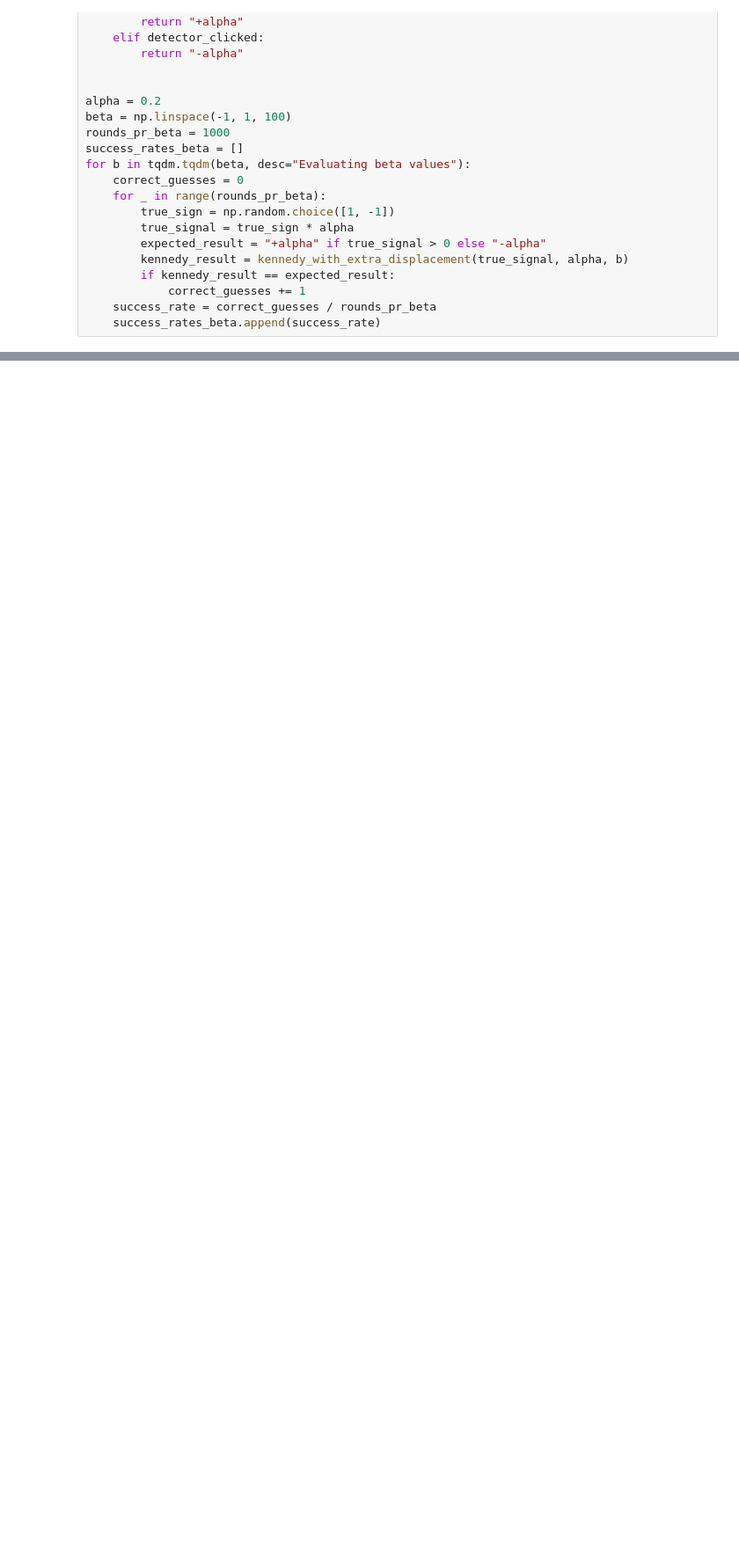
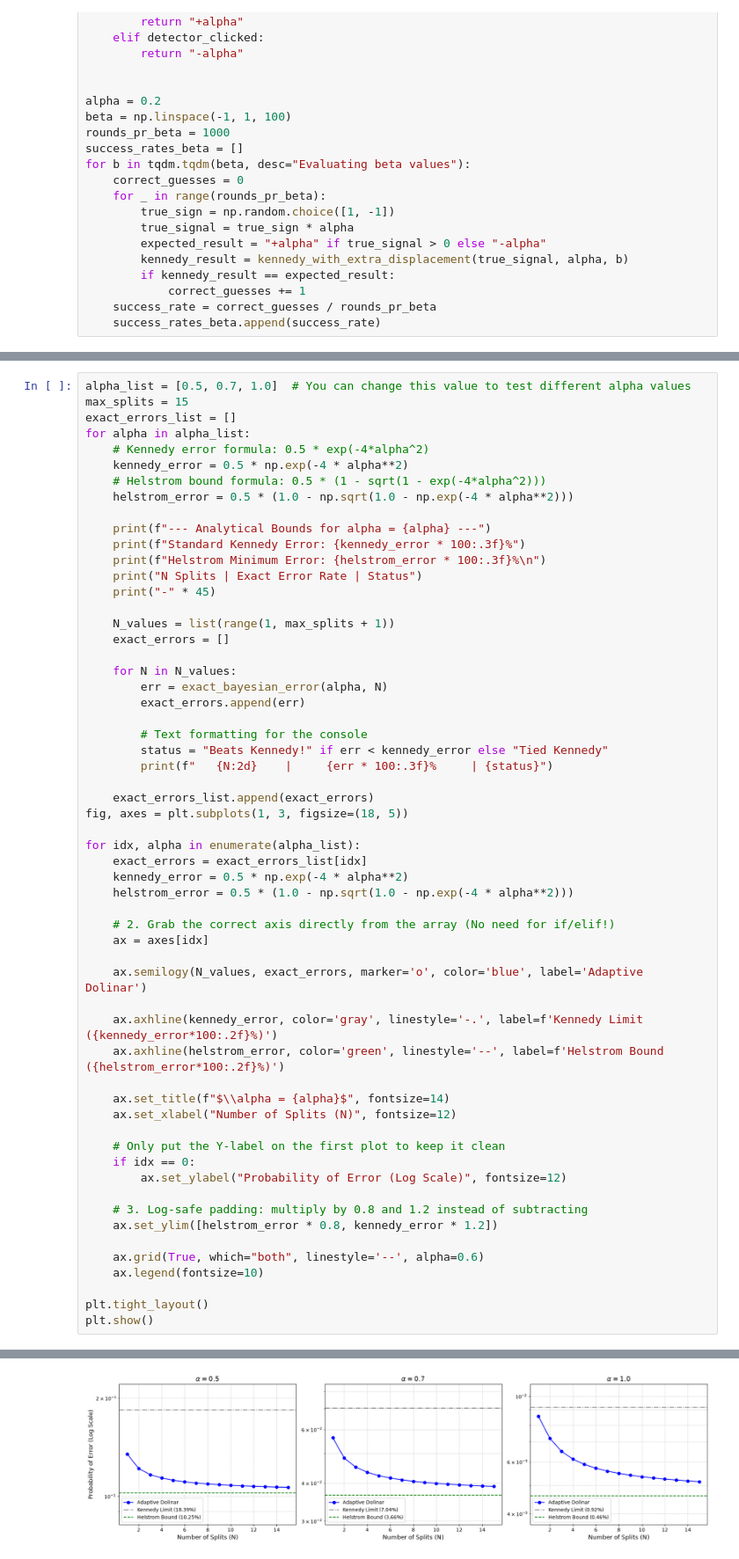
Before and after one commit to eskildpra/Dolinar-Receiver, a Jupyter notebook: test.ipynb, the cells around one changed output, grey strips where cells are left out. Shown at 88% size. Saved outputs shown, nothing was run; the diff lists cells and outputs as text; blank space fills up the shorter version.

```diff
--- a/test.ipynb
+++ b/test.ipynb
@@ -357,0 +633,59 @@ print(root0, root1)
+# %%
+alpha_list = [0.5, 0.7, 1.0]  # You can change this value to test different alpha values
+max_splits = 15
+exact_errors_list = []
+for alpha in alpha_list:
+    # Kennedy error formula: 0.5 * exp(-4*alpha^2)
+    kennedy_error = 0.5 * np.exp(-4 * alpha**2)
+    # Helstrom bound formula: 0.5 * (1 - sqrt(1 - exp(-4*alpha^2)))
+    helstrom_error = 0.5 * (1.0 - np.sqrt(1.0 - np.exp(-4 * alpha**2)))
+
+    print(f"--- Analytical Bounds for alpha = {alpha} ---")
+    print(f"Standard Kennedy Error: {kennedy_error * 100:.3f}%")
+    print(f"Helstrom Minimum Error: {helstrom_error * 100:.3f}%\n")
+    print("N Splits | Exact Error Rate | Status")
+    print("-" * 45)
+
+    N_values = list(range(1, max_splits + 1))
+    exact_errors = []
+
+    for N in N_values:
+        err = exact_bayesian_error(alpha, N)
+        exact_errors.append(err)
+
+        # Text formatting for the console
+        status = "Beats Kennedy!" if err < kennedy_error else "Tied Kennedy"
+        print(f"   {N:2d}    |     {err * 100:.3f}%     | {status}")
+
+    exact_errors_list.append(exact_errors)
+fig, axes = plt.subplots(1, 3, figsize=(18, 5))
+
+for idx, alpha in enumerate(alpha_list):
+    exact_errors = exact_errors_list[idx]
+    kennedy_error = 0.5 * np.exp(-4 * alpha**2)
+    helstrom_error = 0.5 * (1.0 - np.sqrt(1.0 - np.exp(-4 * alpha**2)))
+
+    # 2. Grab the correct axis directly from the array (No need for if/elif!)
+    ax = axes[idx]
+
+    ax.semilogy(N_values, exact_errors, marker='o', color='blue', label='Adaptive Dolinar')
+
+    ax.axhline(kennedy_error, color='gray', linestyle='-.', label=f'Kennedy Limit ({kennedy_error*100:.2f}%)')
+    ax.axhline(helstrom_error, color='green', linestyle='--', label=f'Helstrom Bound ({helstrom_error*100:.2f}%)')
+
+    ax.set_title(f"$\\alpha = {alpha}$", fontsize=14)
+    ax.set_xlabel("Number of Splits (N)", fontsize=12)
+
+    # Only put the Y-label on the first plot to keep it clean
+    if idx == 0:
+        ax.set_ylabel("Probability of Error (Log Scale)", fontsize=12)
+
+    # 3. Log-safe padding: multiply by 0.8 and 1.2 instead of subtracting
+    ax.set_ylim([helstrom_error * 0.8, kennedy_error * 1.2])
+
+    ax.grid(True, which="both", linestyle='--', alpha=0.6)
+    ax.legend(fontsize=10)
+
+plt.tight_layout()
+plt.show()
+# %% [output]
@@ -357,0 +709 @@ print(root0, root1)
+[figure, added]
```
Also changed, not shown: parts of 20 cells of this notebook.
